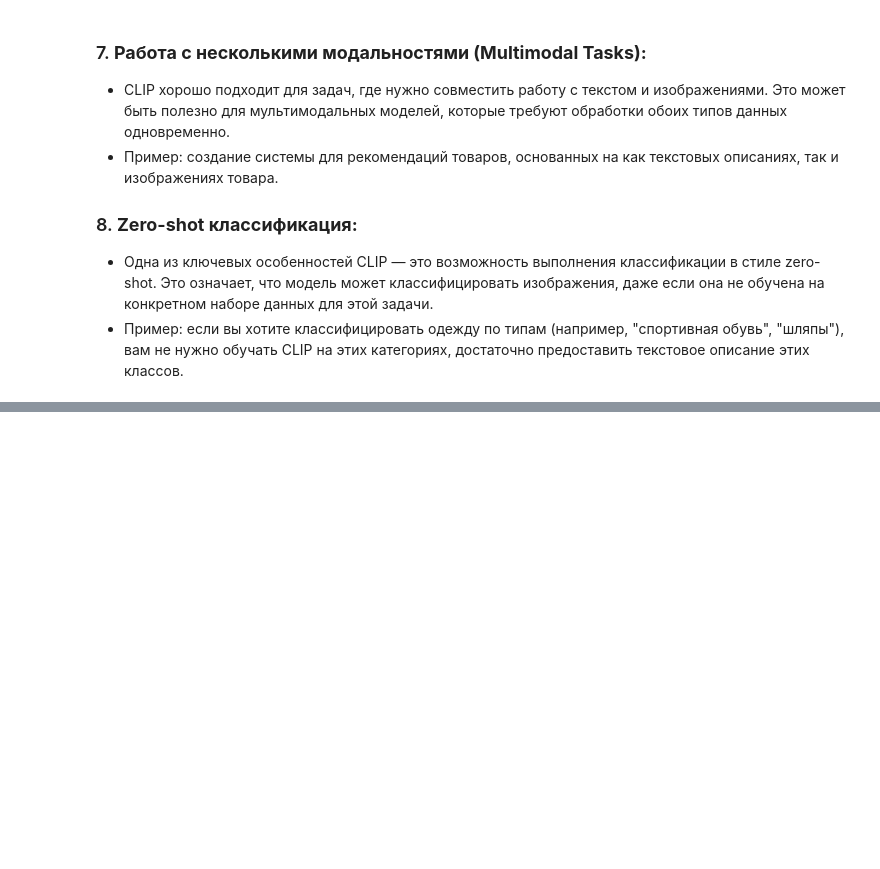
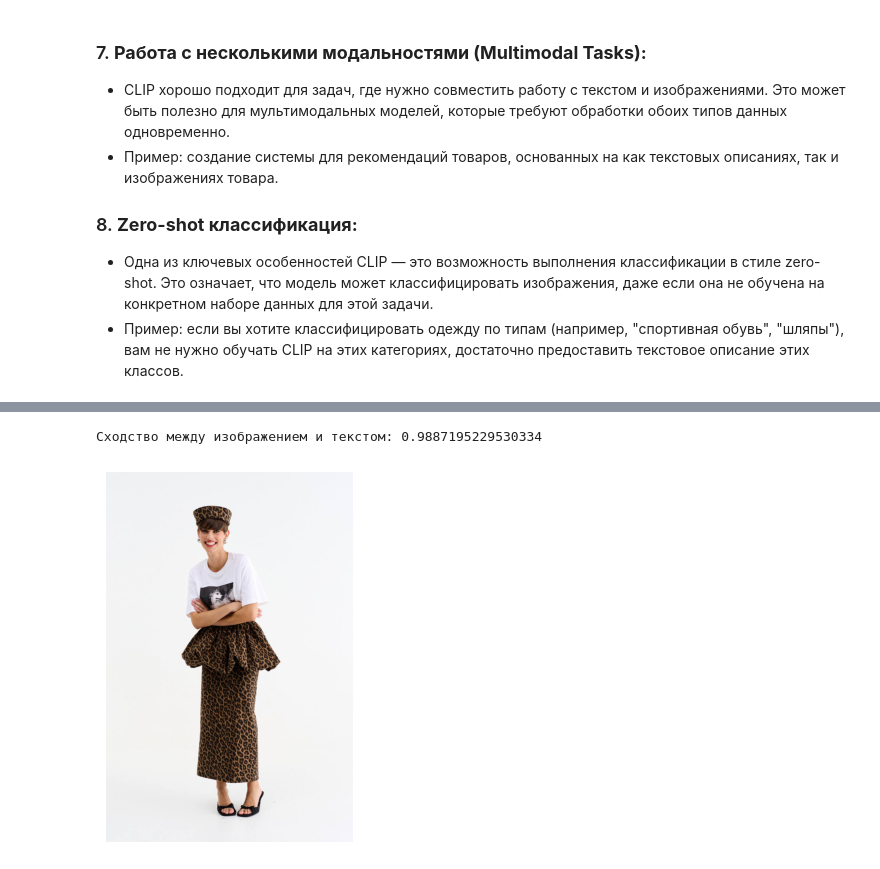
Before and after one commit to dimi3tru/parser_tg_inst, a Jupyter notebook: clip_test.ipynb, the cells around one changed output, grey strips where cells are left out. Saved outputs shown, nothing was run; the diff lists cells and outputs as text; code cells hidden in the pictures; blank space fills up the shorter version.

```diff
--- a/clip_test.ipynb
+++ b/clip_test.ipynb
@@ -75,0 +123,13 @@ plt.show()
+# %%
+# Пример изображения и текста
+image_path = r"parsing\telegram_parser\data\mariannaeliseeva\media\2492.jpg"  # Путь к изображению
+image = Image.open(image_path)
+
+print(f"Сходство между изображением и текстом: {classify_image_clip_large(image_path)}")
+
+plt.imshow(image)
+plt.axis('off')
+plt.show()
+# %% [output]
+Сходство между изображением и текстом: 0.9887195229530334
+[figure, added]
```
Also changed, not shown: parts of 11 cells of this notebook, 3 other files.
